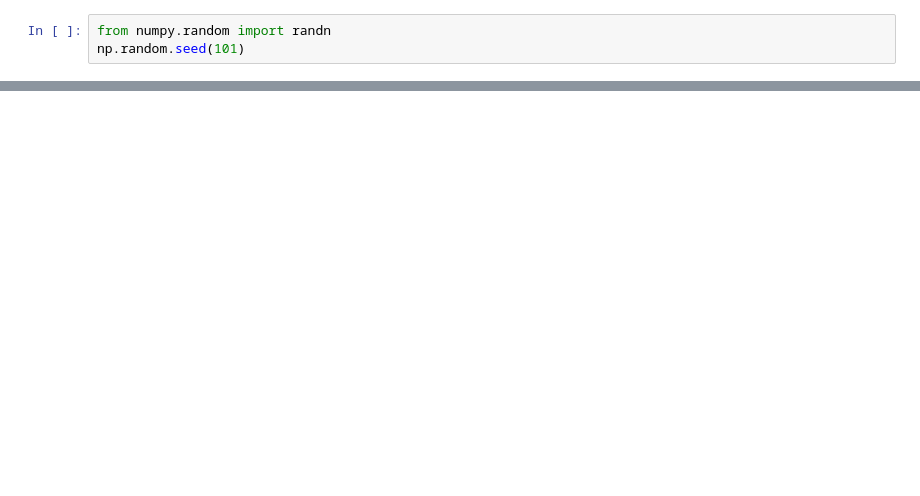
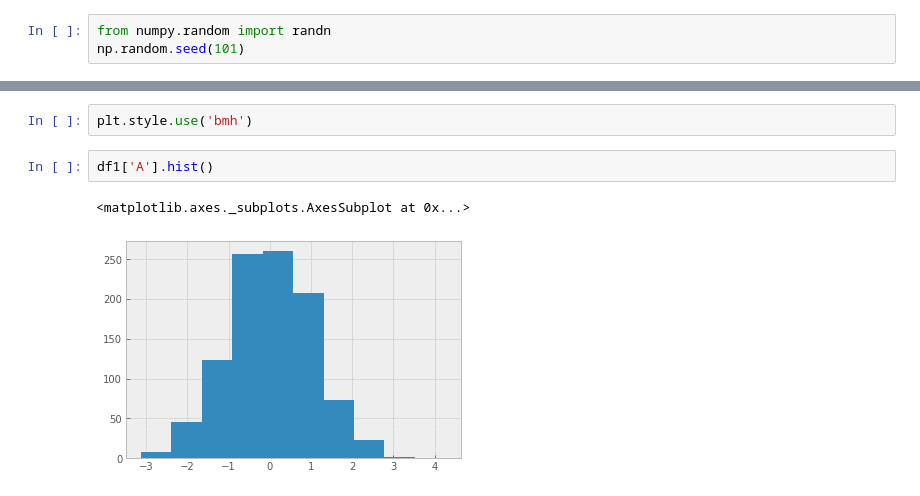
Before and after one commit to SUAHJO/lab0---UserId, a Jupyter notebook: Untitled2.ipynb, the cells around one changed output, grey strips where cells are left out. Saved outputs shown, nothing was run; the diff lists cells and outputs as text; blank space fills up the shorter version.

```diff
--- a/Untitled2.ipynb
+++ b/Untitled2.ipynb
@@ -2226,0 +1657,7 @@ pd.concat([df1,df2,df3], axis = 1)
+# %%
+plt.style.use('bmh')
+# %%
+df1['A'].hist()
+# %% [output]
+<matplotlib.axes._subplots.AxesSubplot at 0x...>
+[figure, added]
```
Also changed, not shown: parts of 153 cells of this notebook.
